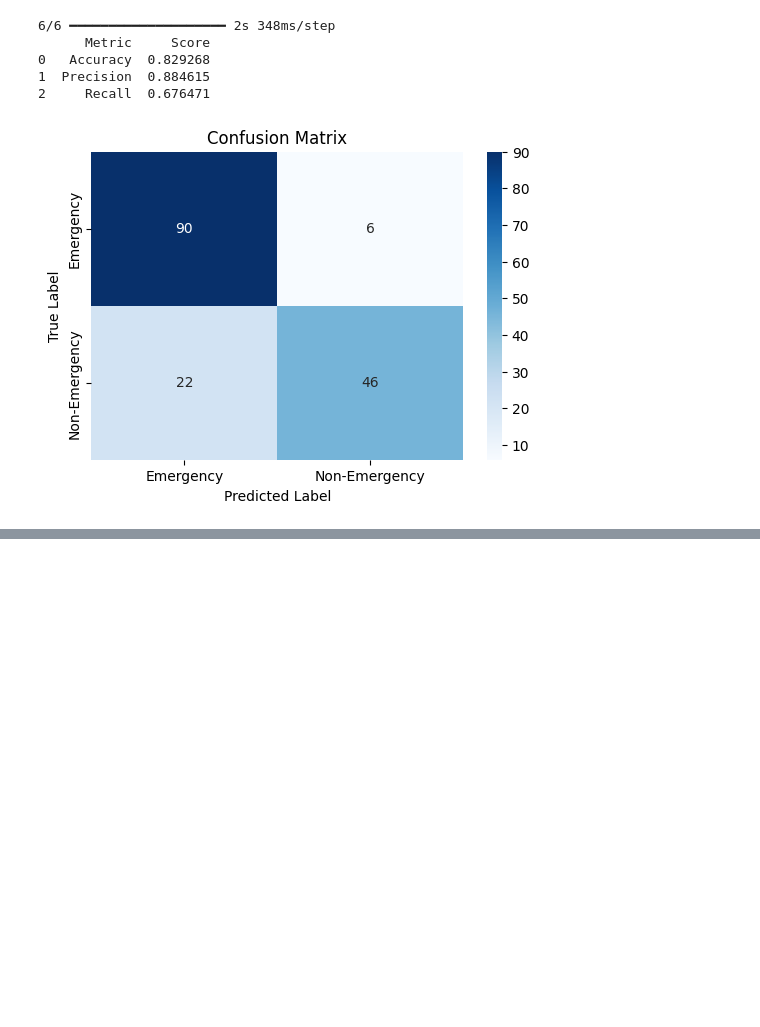
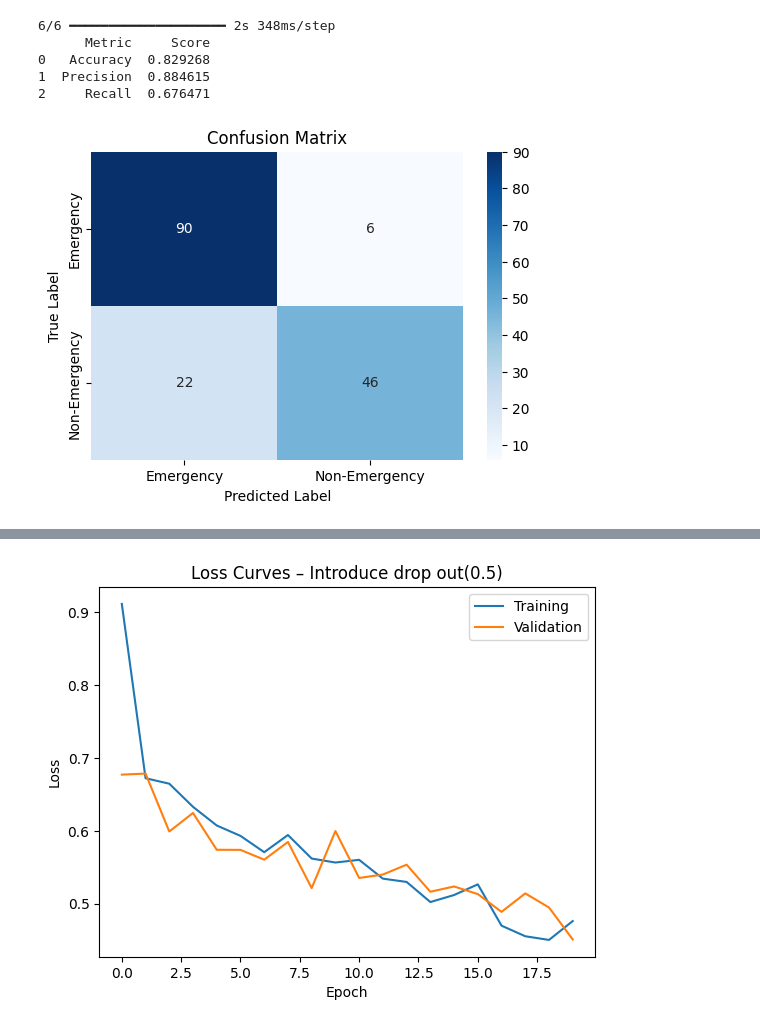
Before and after one commit to Emily-Ngahu/Emergency_Vehicles_Classifier, a Jupyter notebook: EVC.ipynb, the cells around one changed output, grey strips where cells are left out. Saved outputs shown, nothing was run; the diff lists cells and outputs as text; code cells hidden in the pictures; blank space fills up the shorter version.

Commit message:
Initial modelling

```diff
--- a/EVC.ipynb
+++ b/EVC.ipynb
@@ -291,0 +304,86 @@ Epoch 20/20
+# %%
+model = Sequential()
+
+#CONVOLUTION BLOCK 1(first hidden layer)
+#add first convolutional layer
+model.add(Conv2D(filters = 32, kernel_size = (3, 3),padding="same", input_shape = (width_npix, height_npix, 3), activation = 'relu'))
+
+#add pooling layer
+model.add(MaxPooling2D(pool_size = (2, 2), padding="same"))
+
+#CONVOLUTION BLOCK 2
+#second convolution layer
+model.add(Conv2D(filters = 64, kernel_size = (3, 3),padding="same", activation = 'relu'))
+
+#pooling layer
+model.add(MaxPooling2D(pool_size = (2, 2), padding="same"))
+
+#CONVOLUTION BLOCK 3
+#third convolution layer
+model.add(Conv2D(filters = 128, kernel_size = (3, 3),padding="same", activation = 'relu'))
+
+#pooling layer
+model.add(MaxPooling2D(pool_size = (2, 2), padding="same"))
+
+#add flatten layer(make it 1D)
+model.add(Flatten())
+
+#add layer
+model.add(Dense(64, activation = 'relu'))
+
+#add drop out
+model.add(Dropout(0.5))
+
+#add ouput layer
+model.add(Dense(1, activation = 'sigmoid'))
+
+model.summary()
+
+model.compile(optimizer=Adam(),loss="binary_crossentropy",metrics=["accuracy"])
+
+batch_size = 32
+
+history = model.fit(train_datagen.flow(x_train,y_train,batch_size=batch_size,subset="training"),epochs=20,
+                    validation_data=train_datagen.flow(x_train,y_train,batch_size=batch_size,subset="validation"))
+
+#Plot the loss
+history_df = pd.DataFrame(history.history)
+plt.plot(history_df["loss"], label = "Training")
+plt.plot(history_df["val_loss"], label = "Validation")
+plt.title("Loss Curves – Introduce drop out(0.5)")
+plt.xlabel("Epoch")
+plt.ylabel("Loss")
+plt.legend()
+plt.show()
+
+# Predict probabilities
+y_prob = model.predict(x_test)
+
+
+y_pred = (y_prob >= 0.5).astype(int)
+
+accuracy  = accuracy_score(y_test, y_pred)
+precision = precision_score(y_test, y_pred)
+recall    = recall_score(y_test, y_pred)
+
+#data frame for the results
+results_df = pd.DataFrame({
+    "Metric": ["Accuracy", "Precision", "Recall"],
+    "Score": [accuracy, precision, recall]
+})
+
+print(results_df)
+
+cm = confusion_matrix(y_test, y_pred)
+plt.figure(figsize=(6, 4))
+
+sns.heatmap(cm,annot=True,fmt="d",cmap="Blues",
+    xticklabels=["Emergency", "Non-Emergency"],
+    yticklabels=["Emergency", "Non-Emergency"]
+)
+
+plt.xlabel("Predicted Label")
+plt.ylabel("True Label")
+plt.title("Confusion Matrix")
+plt.show()
+# %% [output]
@@ -291,0 +429 @@ Epoch 20/20
+[figure, added]
```
Also changed, not shown: parts of 13 cells of this notebook.
